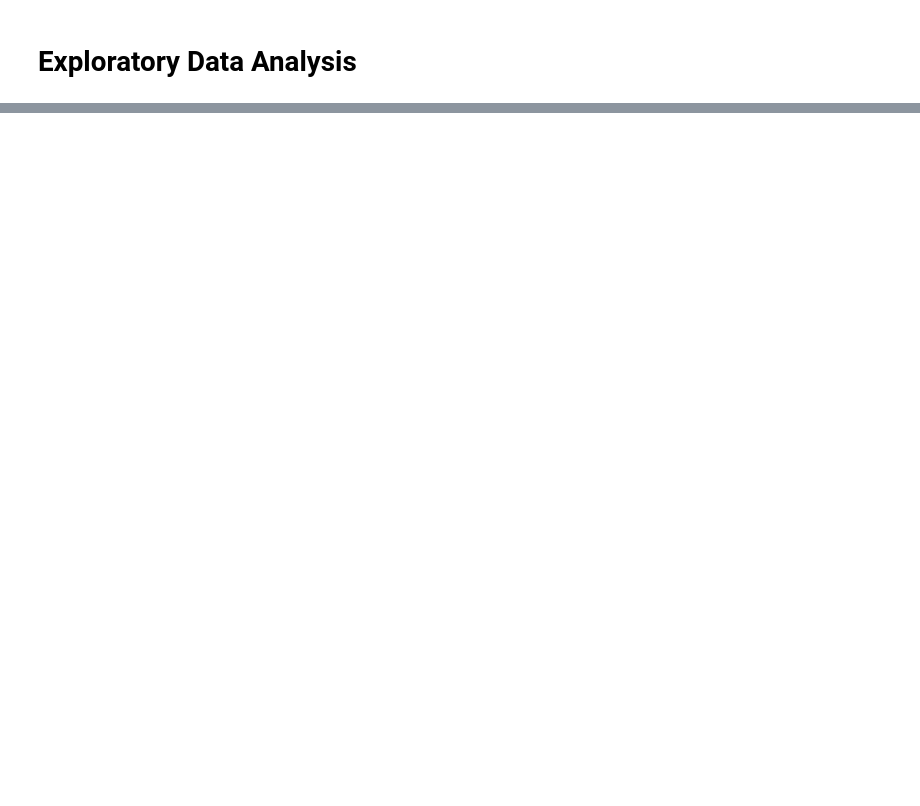
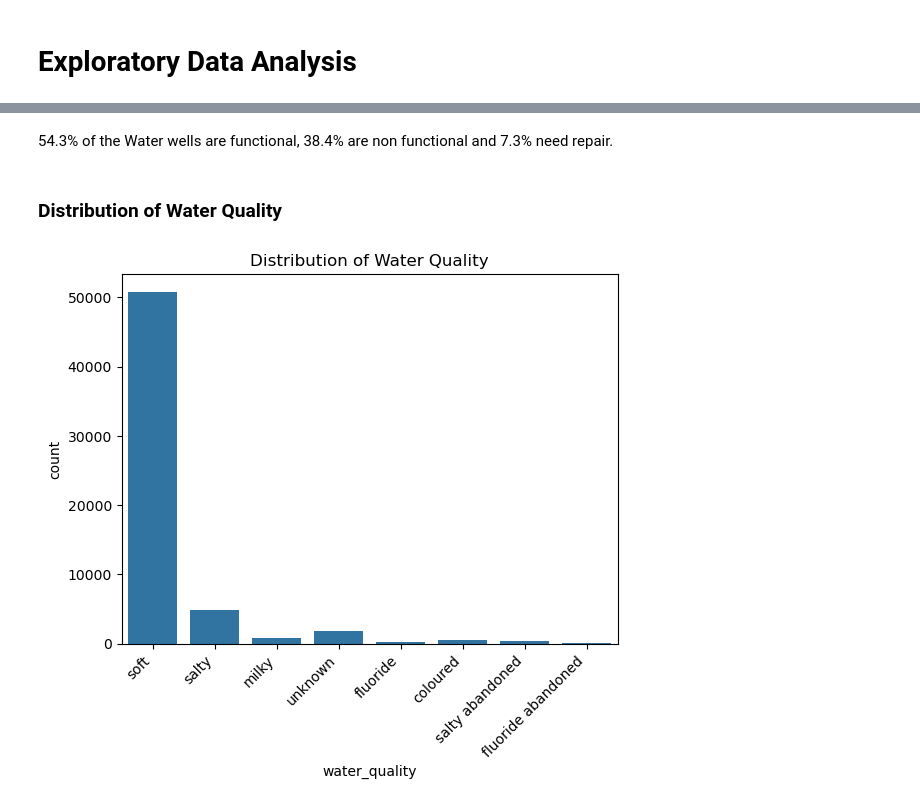
Before and after one commit to MONISH254/Tanzania_Water_Wells, a Jupyter notebook: Tanzania_Water_Wells_Notebook.ipynb, the cells around one changed output, grey strips where cells are left out. Drawn from its saved outputs; the diff is of its cells as text; code cells hidden in the pictures; blank space fills up the shorter version.

```diff
--- a/Tanzania_Water_Wells_Notebook.ipynb
+++ b/Tanzania_Water_Wells_Notebook.ipynb
@@ -281,0 +375,11 @@ Univariate analysis
+# %% [markdown]
+54.3% of the Water wells are functional, 38.4% are non functional and 7.3% need repair.
+# %% [markdown]
+### Distribution of Water Quality
+# %%
+sns.countplot(x='water_quality', data= train_data)
+plt.title('Distribution of Water Quality')
+plt.xticks(rotation=45, ha='right')
+plt.show()
+# %% [output]
+[figure, added]
```
Also changed, not shown: parts of 49 cells of this notebook.
